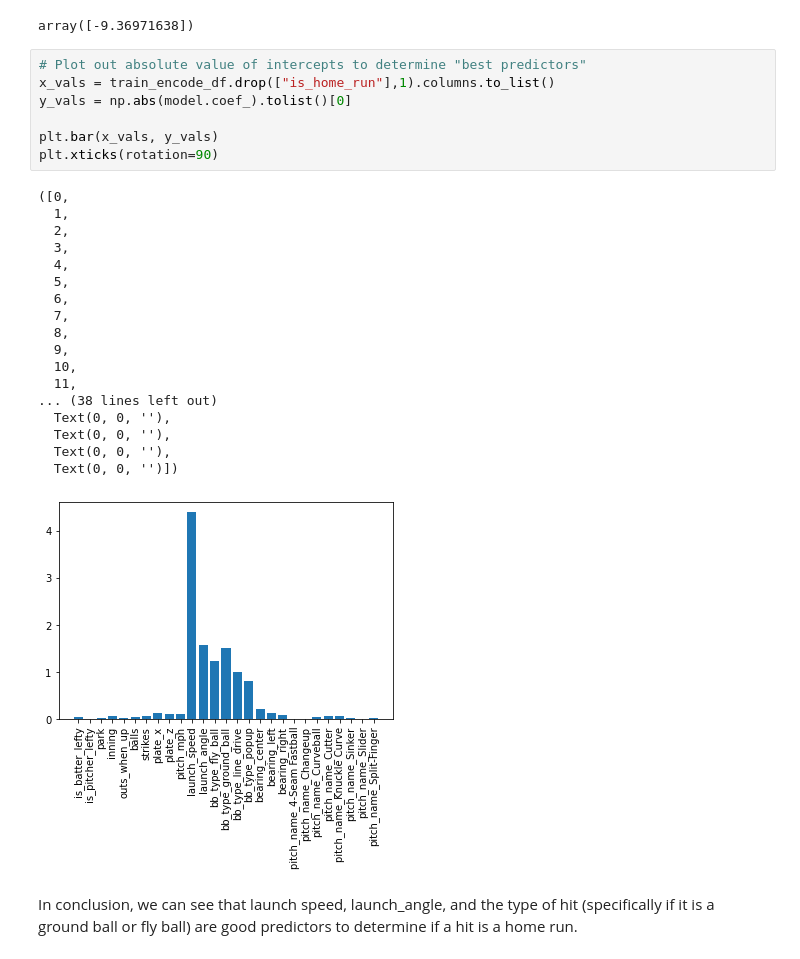
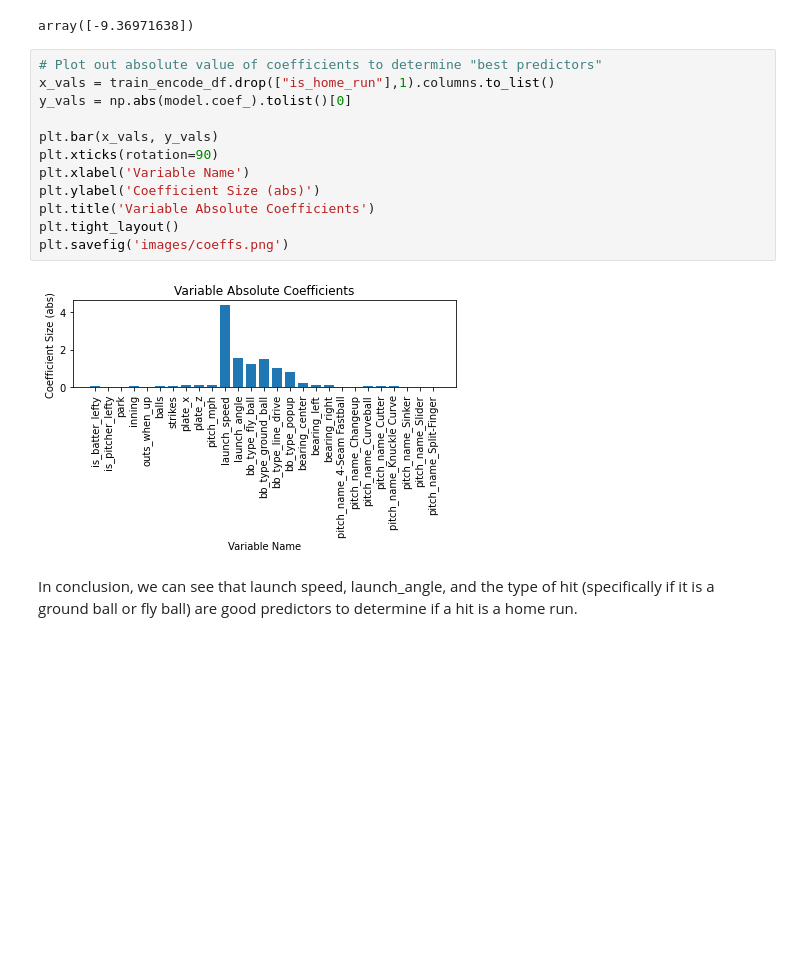
Before and after one commit to bchoi07/baseball, a Jupyter notebook: HR_logreg_analysis.ipynb, the cells around one changed output. Cells and saved outputs as stored; diff of their text form; blank space fills up the shorter version.

Commit message:
changes to plot and readme file

```diff
--- a/HR_logreg_analysis.ipynb
+++ b/HR_logreg_analysis.ipynb
@@ -225,30 +225,18 @@ model.intercept_
 # %% [output]
 array([-9.36971638])
 # %%
-# Plot out absolute value of intercepts to determine "best predictors"
+# Plot out absolute value of coefficients to determine "best predictors"
 x_vals = train_encode_df.drop(["is_home_run"],1).columns.to_list()
 y_vals = np.abs(model.coef_).tolist()[0]
 
 plt.bar(x_vals, y_vals)
 plt.xticks(rotation=90)
+plt.xlabel('Variable Name')
+plt.ylabel('Coefficient Size (abs)')
+plt.title('Variable Absolute Coefficients')
+plt.tight_layout()
+plt.savefig('images/coeffs.png')
 # %% [output]
-([0,
-  1,
-  2,
-  3,
-  4,
-  5,
-  6,
-  7,
-  8,
-  9,
-  10,
-  11,
-... (38 lines left out)
-  Text(0, 0, ''),
-  Text(0, 0, ''),
-  Text(0, 0, ''),
-  Text(0, 0, '')])
-[figure, old version]
+[figure, new version]
 # %% [markdown]
 In conclusion, we can see that launch speed, launch_angle, and the type of hit (specifically if it is a ground ball or fly ball) are good predictors to determine if a hit is a home run.
```
Also changed, not shown: 2 other files.
